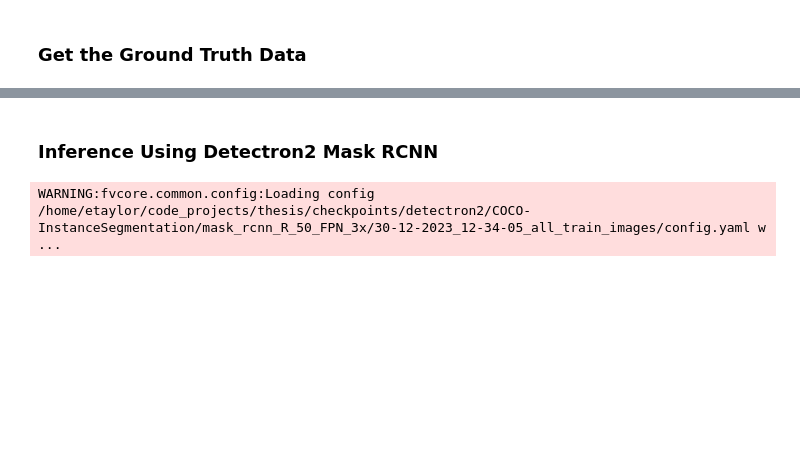
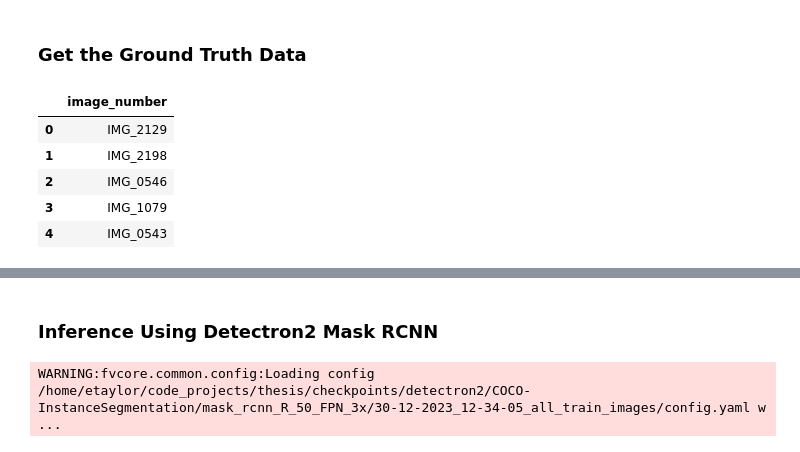
Before and after one commit to elorberb/thesis, a Jupyter notebook: src/segmentation/evaluation/compare_models_trichome_dist_prediction.ipynb, the cells around one changed output, grey strips where cells are left out. Cells and saved outputs as stored; diff of their text form; code cells hidden in the pictures; blank space fills up the shorter version.

```diff
--- a/src/segmentation/evaluation/compare_models_trichome_dist_prediction.ipynb
+++ b/src/segmentation/evaluation/compare_models_trichome_dist_prediction.ipynb
@@ -2,7 +2,19 @@
 ### Get the Ground Truth Data
 # %%
 import pickle
+import pandas as pd
+import config
 
 #load annotated data
 with open('/home/etaylor/code_projects/thesis/metadata/images_annotated.pkl', 'rb') as f:
-    annotated_data = pickle.load(f)
+    users_annotated_data = pickle.load(f)
+
+users_annotated_df = pd.DataFrame(users_annotated_data, columns=['image_number'])
+users_annotated_df.head()
+# %% [output]
+|  | image_number |
+| 0 | IMG_2129 |
+| 1 | IMG_2198 |
+| 2 | IMG_0546 |
+| 3 | IMG_1079 |
+| 4 | IMG_0543 |
```
Also changed, not shown: parts of 6 cells of this notebook, 7 other files.
